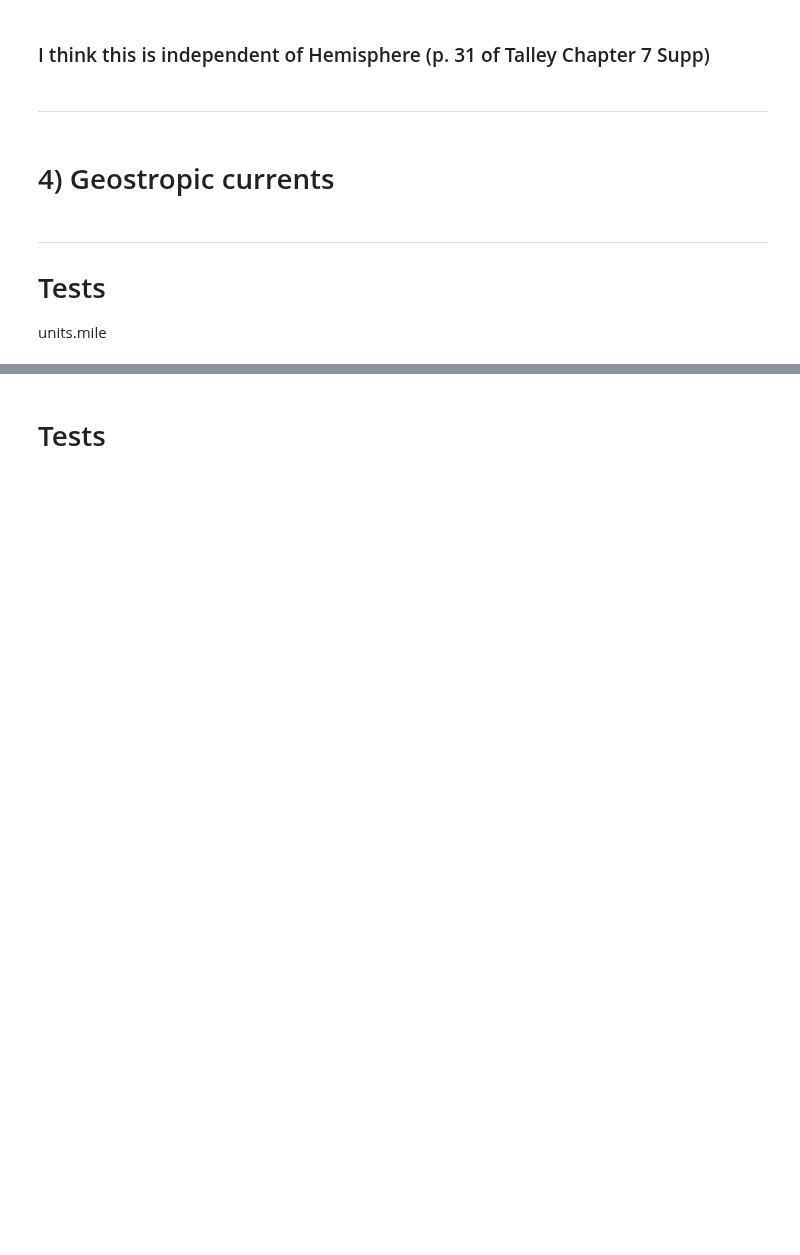
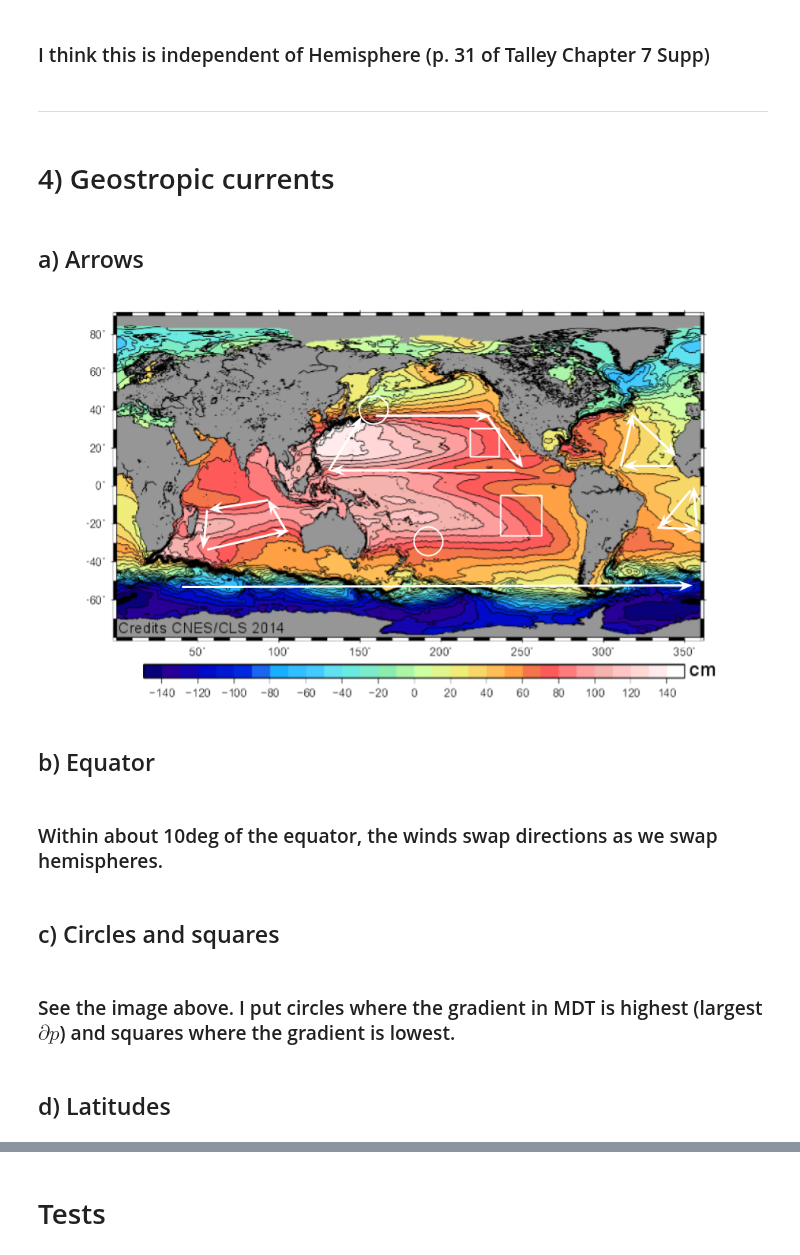
Before and after one commit to profxj/ocea200, a Jupyter notebook: hw/4/HWSET_4.ipynb, the cells around one changed output, grey strips where cells are left out. Cells and saved outputs as stored; diff of their text form; code cells hidden in the pictures; blank space fills up the shorter version.

```diff
--- a/hw/4/HWSET_4.ipynb
+++ b/hw/4/HWSET_4.ipynb
@@ -714,9 +717,3 @@ Loading BokehJS ...
 ----
 # %% [markdown]
 # 4) Geostropic currents
-# %% [markdown]
-----
-
-# Tests
-
-units.mile
@@ -726,0 +720,17 @@ units.mile
+# %% [markdown]
+## a) Arrows
+# %%
+# Talley Fig 3.5
+Image(filename = './Geostrophic_currents.png', width=1000)#, height=100)
+# %% [output]
+[figure, added]
+# %% [markdown]
+## b) Equator
+# %% [markdown]
+### Within about 10deg of the equator, the winds swap directions as we swap hemispheres.
+# %% [markdown]
+## c) Circles and squares
+# %% [markdown]
+### See the image above.  I put circles where the gradient in MDT is highest (largest $\partial p$) and squares where the gradient is lowest.
+# %% [markdown]
+## d) Latitudes
```
Also changed, not shown: parts of 4 cells of this notebook, 1 other file.
